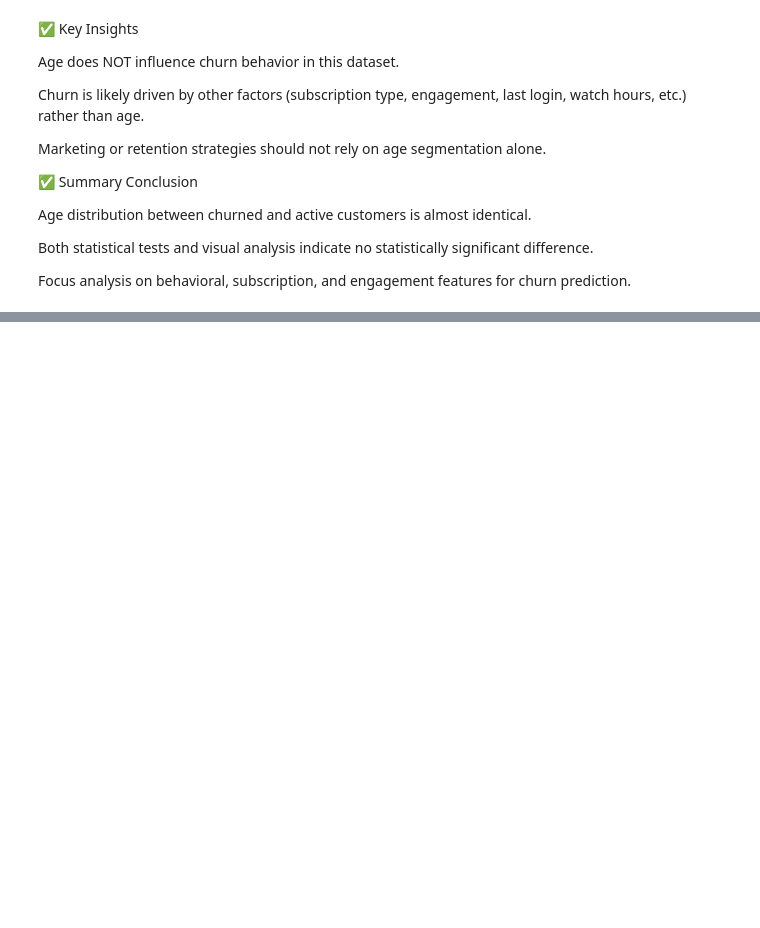
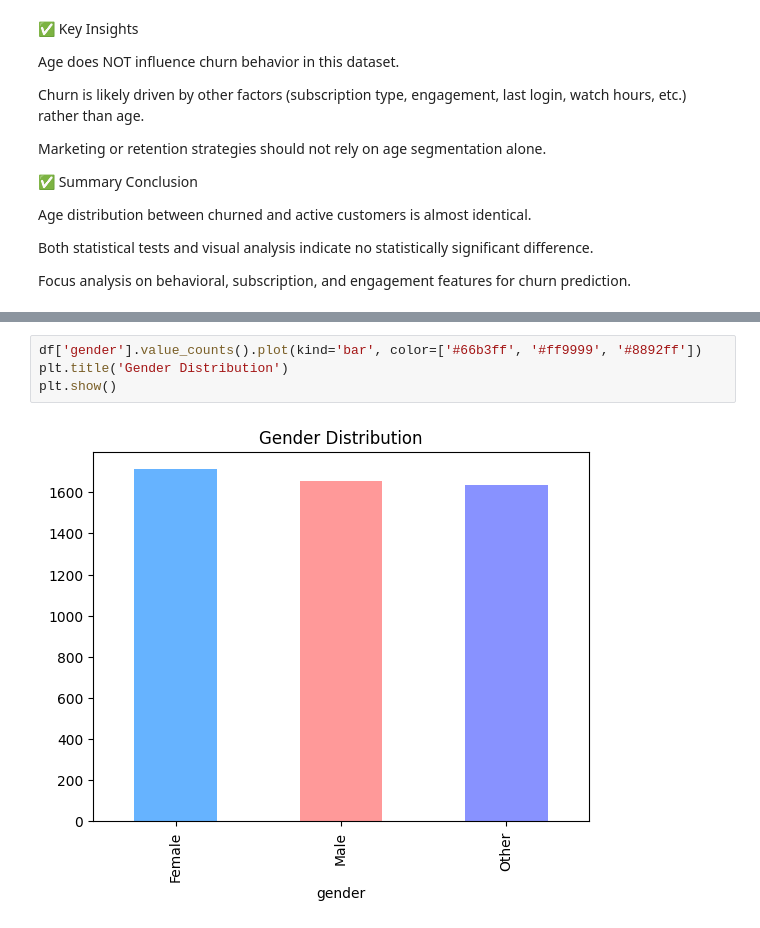
Before and after one commit to ka1817/Netflix-Customer-Churn-Prediction-Using-Machine-Learning, a Jupyter notebook: notebook/eda.ipynb, the cells around one changed output, grey strips where cells are left out. Drawn from its saved outputs; the diff is of its cells as text; blank space fills up the shorter version.

```diff
--- a/notebook/eda.ipynb
+++ b/notebook/eda.ipynb
@@ -390,0 +422,6 @@ df
+# %%
+df['gender'].value_counts().plot(kind='bar', color=['#66b3ff', '#ff9999', '#8892ff'])
+plt.title('Gender Distribution')
+plt.show()
+# %% [output]
+[figure, added]
```
Also changed, not shown: parts of 13 cells of this notebook, 2 other files.
